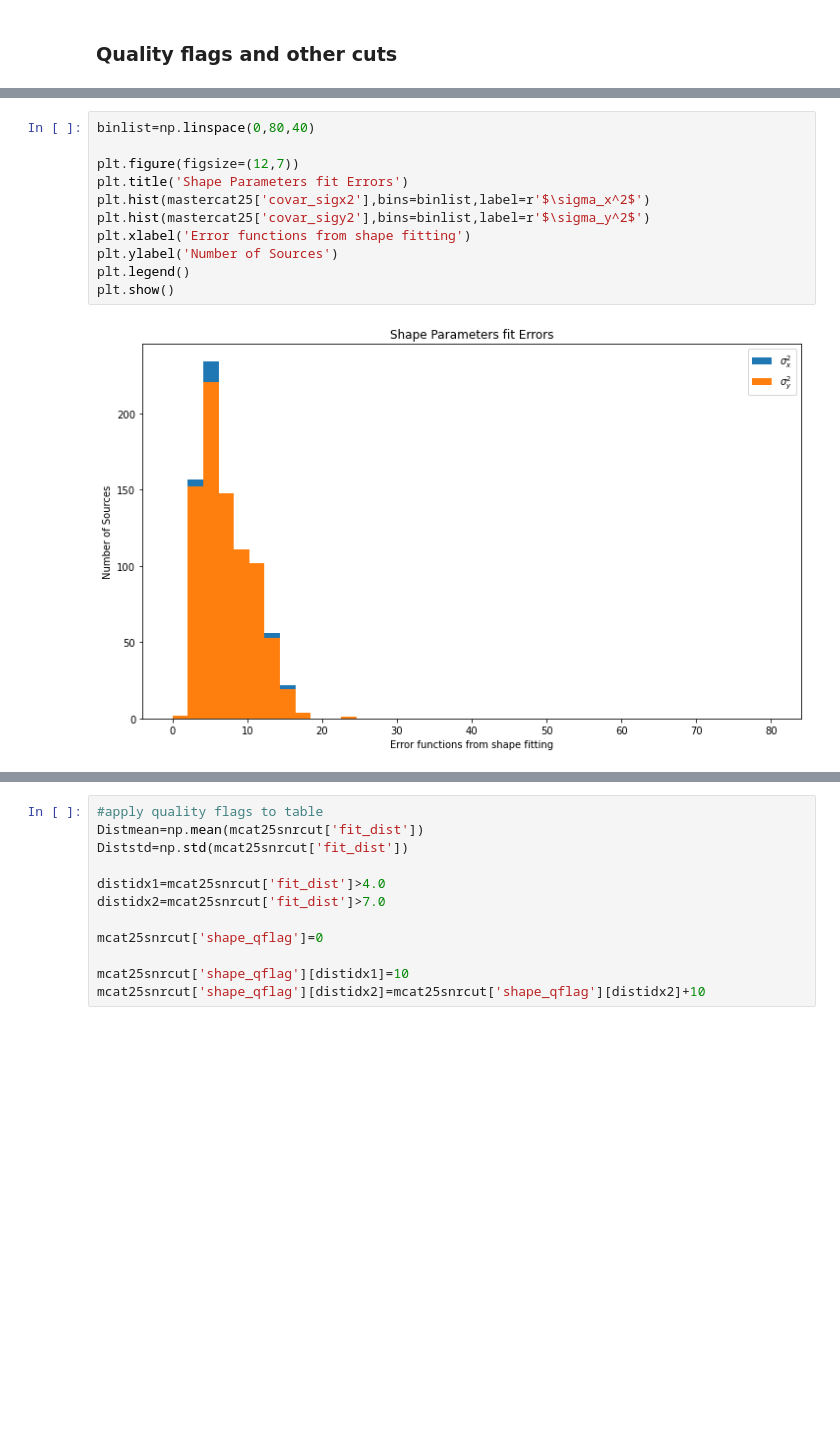
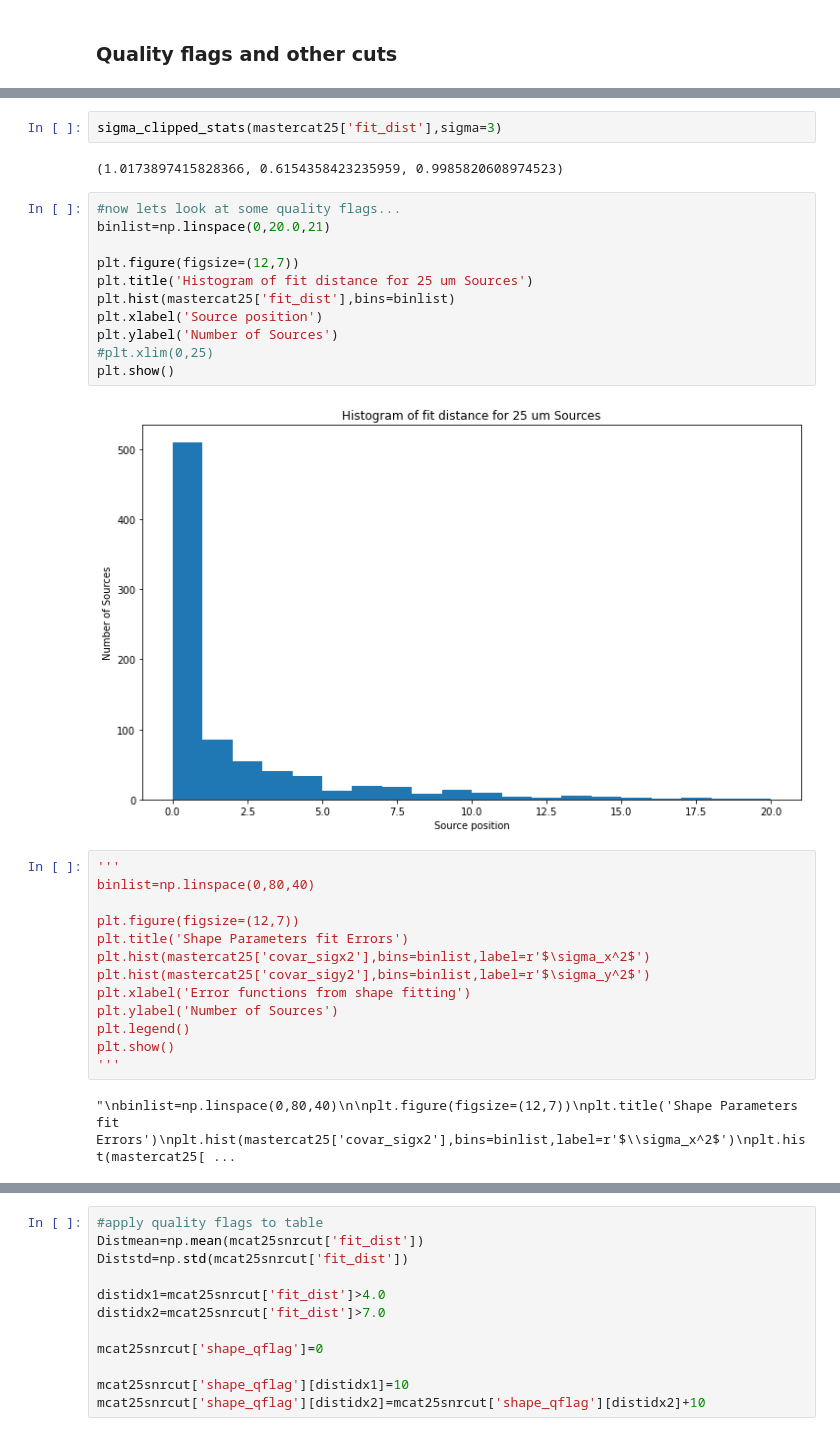
Before and after one commit to mjhankins/SFGCphotcode, a Jupyter notebook: SourceCatalog_CombineFields.ipynb, the cells around one changed output, grey strips where cells are left out. Drawn from its saved outputs; the diff is of its cells as text; blank space fills up the shorter version.

```diff
--- a/SourceCatalog_CombineFields.ipynb
+++ b/SourceCatalog_CombineFields.ipynb
@@ -167,4 +168,22 @@ Central distance fit mean:  1.4372407205097437   stdev:  1.208042457126461
+# %%
+sigma_clipped_stats(mastercat25['fit_dist'],sigma=3)
+# %% [output]
+(1.0173897415828366, 0.6154358423235959, 0.9985820608974523)
+# %%
+#now lets look at some quality flags...
+binlist=np.linspace(0,20.0,21)
+
+plt.figure(figsize=(12,7))
+plt.title('Histogram of fit distance for 25 um Sources')
+plt.hist(mastercat25['fit_dist'],bins=binlist)
+plt.xlabel('Source position')
+plt.ylabel('Number of Sources')
+#plt.xlim(0,25)
+plt.show()
+# %% [output]
+[figure, added]
 # %%
+'''
 binlist=np.linspace(0,80,40)
 
 plt.figure(figsize=(12,7))
@@ -175,5 +194,6 @@ plt.xlabel('Error functions from shape fitting')
 plt.ylabel('Number of Sources')
 plt.legend()
 plt.show()
+'''
 # %% [output]
-[figure, removed]
+"\nbinlist=np.linspace(0,80,40)\n\nplt.figure(figsize=(12,7))\nplt.title('Shape Parameters fit Errors')\nplt.hist(mastercat25['covar_sigx2'],bins=binlist,label=r'$\\sigma_x^2$')\nplt.hist(mastercat25[ ...
```
Also changed, not shown: parts of 72 cells of this notebook, 2 other files.
